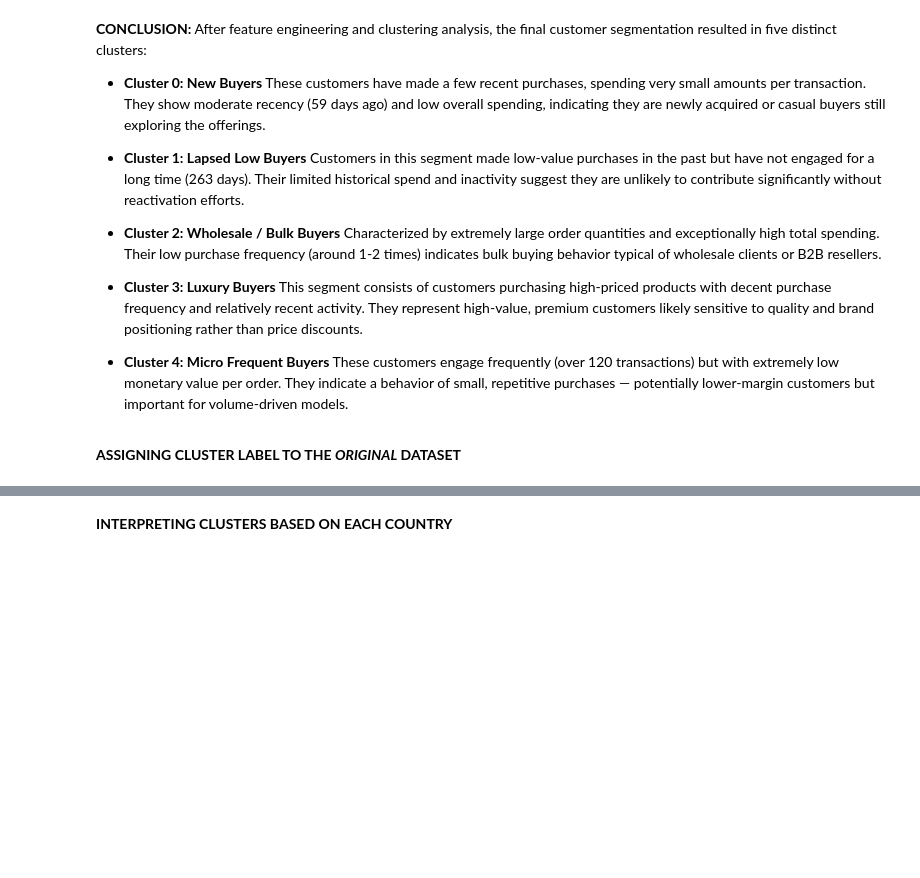
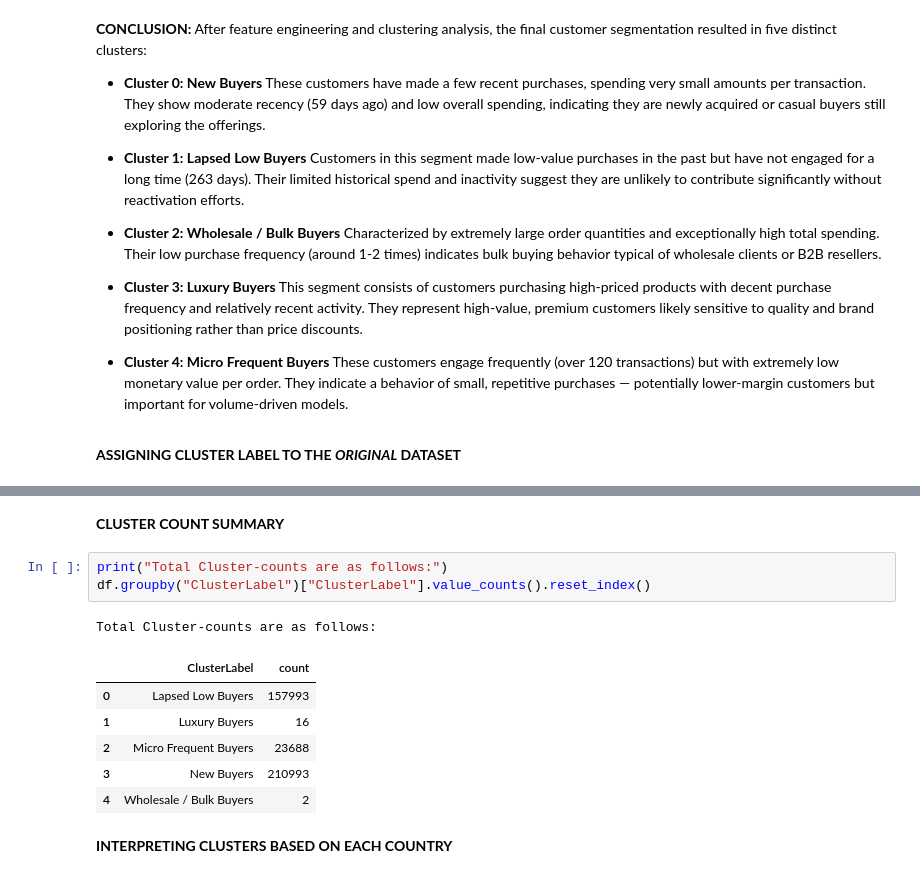
Before and after one commit to Pronob17/Customer_segmentation_using_K_means_clustering, a Jupyter notebook: Customer_Segmentation_with_K_Means_Clustering.ipynb, the cells around one changed output, grey strips where cells are left out. Saved outputs shown, nothing was run; the diff lists cells and outputs as text; blank space fills up the shorter version.

```diff
--- a/Customer_Segmentation_with_K_Means_Clustering.ipynb
+++ b/Customer_Segmentation_with_K_Means_Clustering.ipynb
@@ -918,6 +933,19 @@ df.head()
 | 2 | 536365 | 84406B | CREAM CUPID HEARTS COAT HANGER | 8 | 2010-12-01 08:26:00 | 2.75 | 17850 | United Kingdom | 373 | ... |
 | 3 | 536365 | 84029G | KNITTED UNION FLAG HOT WATER BOTTLE | 6 | 2010-12-01 08:26:00 | 3.39 | 17850 | United Kingdom | 373 | ... |
 | 4 | 536365 | 84029E | RED WOOLLY HOTTIE WHITE HEART. | 6 | 2010-12-01 08:26:00 | 3.39 | 17850 | United Kingdom | 373 | ... |
+# %% [markdown]
+**CLUSTER COUNT SUMMARY**
+# %%
+print("Total Cluster-counts are as follows:")
+df.groupby("ClusterLabel")["ClusterLabel"].value_counts().reset_index()
+# %% [output]
+Total Cluster-counts are as follows:
+|  | ClusterLabel | count |
+| 0 | Lapsed Low Buyers | 157993 |
+| 1 | Luxury Buyers | 16 |
+| 2 | Micro Frequent Buyers | 23688 |
+| 3 | New Buyers | 210993 |
+| 4 | Wholesale / Bulk Buyers | 2 |
 # %% [markdown]
 **INTERPRETING CLUSTERS BASED ON EACH COUNTRY**
 # %%
```
Also changed, not shown: parts of 9 cells of this notebook.
